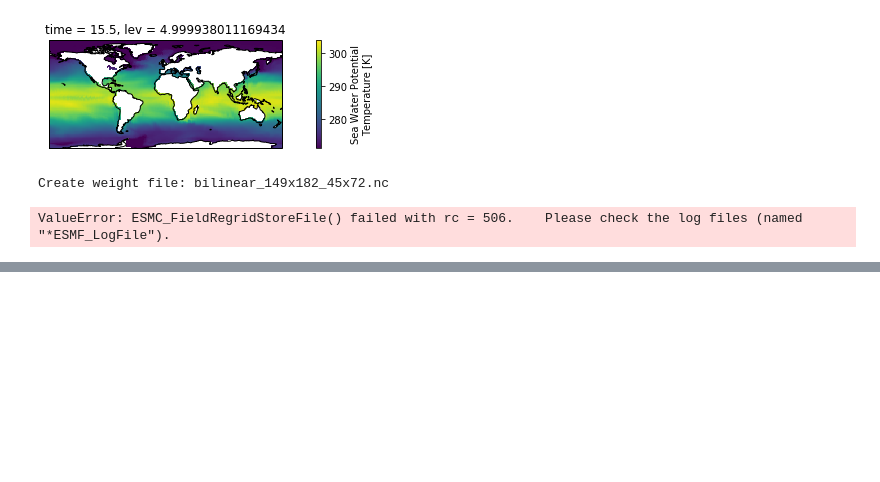
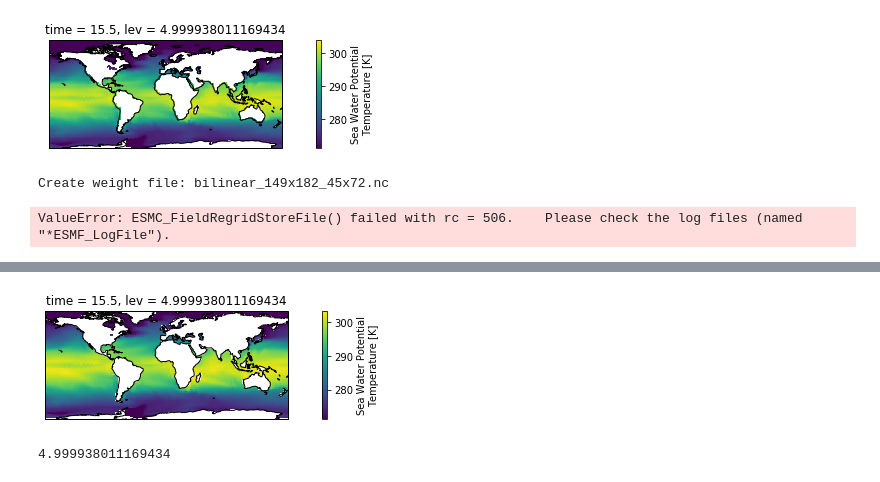
Before and after one commit to DamienIrving/ocean-analysis, a Jupyter notebook: development/xESMF_test.ipynb, the cells around one changed output, grey strips where cells are left out. Drawn from its saved outputs; the diff is of its cells as text; code cells hidden in the pictures; blank space fills up the shorter version.

```diff
--- a/development/xESMF_test.ipynb
+++ b/development/xESMF_test.ipynb
@@ -50,0 +135,3 @@ ValueError: ESMC_FieldRegridStoreFile() failed with rc = 506.    Please check th
+# %%
+ds_cdo = xr.open_dataset(cdo_infile, decode_times=False)
+ds_cdo
@@ -50,0 +156,11 @@ ValueError: ESMC_FieldRegridStoreFile() failed with rc = 506.    Please check th
+# %%
+plt.figure(figsize=(12,2));
+ax = plt.axes(projection=ccrs.PlateCarree());
+ds_cdo['thetao'][0, 0, ::].plot.pcolormesh(ax=ax);
+ax.coastlines();
+# %% [output]
+[figure, added]
+# %%
+ds_cdo['lev'].data[0]
+# %% [output]
+4.999938011169434
```
Also changed, not shown: parts of 20 cells of this notebook.
